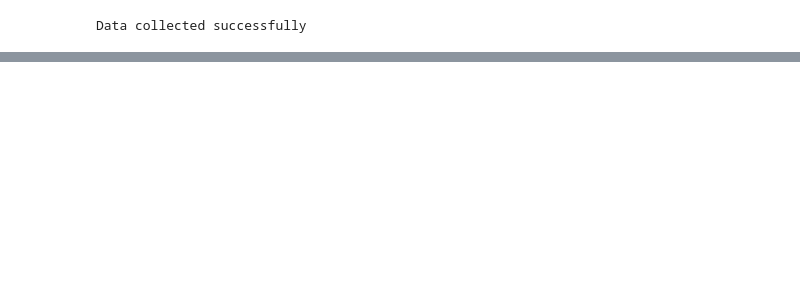
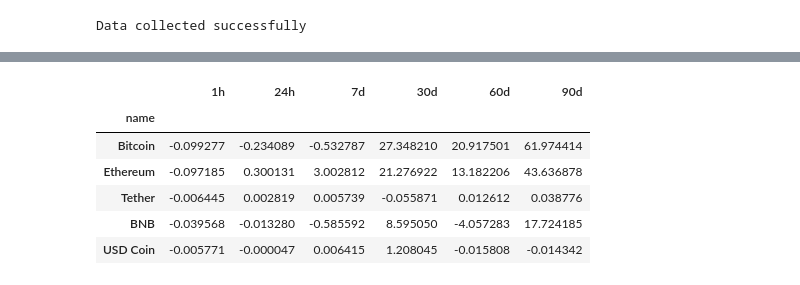
Before and after one commit to Taofeecoh/API_Automation-On-Crypto-Website, a Jupyter notebook: optimizedCryptoAPI.ipynb, the cells around one changed output, grey strips where cells are left out. Drawn from its saved outputs; the diff is of its cells as text; code cells hidden in the pictures; blank space fills up the shorter version.

```diff
--- a/optimizedCryptoAPI.ipynb
+++ b/optimizedCryptoAPI.ipynb
@@ -97,0 +102,7 @@ final_d2 = final_d1.stack()
+# %%
+longfile = pd.DataFrame(csv4)
+longfile.tail(22)
+# Assigning column title to dataFrame using its row 84, with pandas indexing method
+new_header = longfile.iloc[84].values
+longfile.columns = new_header
+longfile.tail(2)
@@ -97,0 +120,6 @@ final_d2 = final_d1.stack()
+# %%
+nlf = longfile.drop('infinite_supply', axis=1)
+df = pd.concat([shortfile, nlf], ignore_index=True)
+df1 = df.drop(147)
+# df1.loc[df['name'] == 'name']
+df1.columns
@@ -97,0 +141,13 @@ final_d2 = final_d1.stack()
+# %%
+# group by name using astype('float)
+df2 = df1[['name','quote.USD.price','quote.USD.percent_change_1h',
+       'quote.USD.percent_change_24h', 'quote.USD.percent_change_7d',
+       'quote.USD.percent_change_30d', 'quote.USD.percent_change_60d',
+       'quote.USD.percent_change_90d','timestamp']]
+df2[['quote.USD.price','quote.USD.percent_change_1h',
+       'quote.USD.percent_change_24h', 'quote.USD.percent_change_7d',
+       'quote.USD.percent_change_30d', 'quote.USD.percent_change_60d',
+       'quote.USD.percent_change_90d']] = df2[['quote.USD.price','quote.USD.percent_change_1h',
+       'quote.USD.percent_change_24h', 'quote.USD.percent_change_7d',
+       'quote.USD.percent_change_30d', 'quote.USD.percent_change_60d',
+       'quote.USD.percent_change_90d']].astype('float')
@@ -97,0 +175,15 @@ final_d2 = final_d1.stack()
+# %%
+# df4 = df3.groupby(['name', 'timestamp'], sort=False).mean()
+df4 = df3.groupby('name', sort=False).mean()
+df5 = df4.drop('Price_USD', axis=1)
+df5.head()
+
+# df4.to_csv(r'C:\Users\zee-sama\OneDrive\Desktop\Data\Jupyter\CurrenciesTrend.csv', mode='a', header=True, index=True)
+# %% [output]
+|  | 1h | 24h | 7d | 30d | 60d | 90d |
+| name |  |  |  |  |  |  |
+| Bitcoin | -0.099277 | -0.234089 | -0.532787 | 27.348210 | 20.917501 | 61.974414 |
+| Ethereum | -0.097185 | 0.300131 | 3.002812 | 21.276922 | 13.182206 | 43.636878 |
+| Tether | -0.006445 | 0.002819 | 0.005739 | -0.055871 | 0.012612 | 0.038776 |
+| BNB | -0.039568 | -0.013280 | -0.585592 | 8.595050 | -4.057283 | 17.724185 |
+| USD Coin | -0.005771 | -0.000047 | 0.006415 | 1.208045 | -0.015808 | -0.014342 |
```
Also changed, not shown: parts of 15 cells of this notebook.
